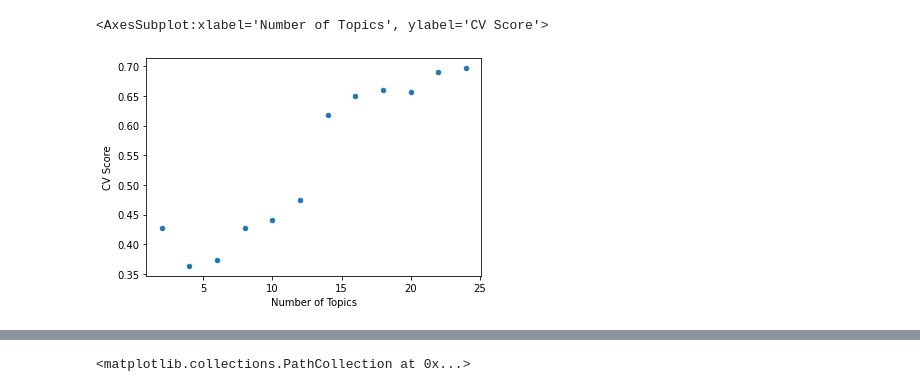
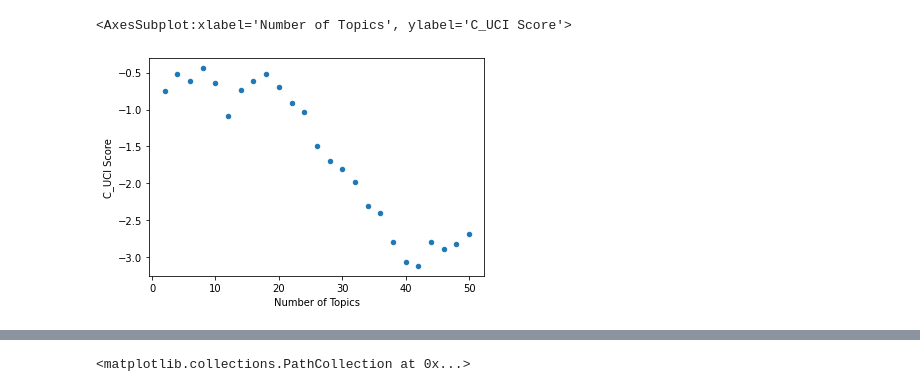
Before and after one commit to Calvinnncy97/Qualitative-Research-Analysis-with-Topic-Modelling, a Jupyter notebook: Results/Results Analysis.ipynb, the cells around one changed output, grey strips where cells are left out. Saved outputs shown, nothing was run; the diff lists cells and outputs as text; code cells hidden in the pictures.

```diff
--- a/Results/Results Analysis.ipynb
+++ b/Results/Results Analysis.ipynb
@@ -1,4 +1,4 @@
 # %%
 import pandas as pd
 
-ldaResults = pd.read_csv("LDA-Results.csv")
+ldaResults = pd.read_csv("test-lda-with-pruning.csv", error_bad_lines=False)
@@ -40,8 +40,9 @@ def lda_pd_series_to_dict (series):
 
     return res
 # %%
-sampleDf = sacStaffLda[(sacStaffLda["Alpha"]=="0.9099999999999999") & (sacStaffLda["Beta"]=="0.31") ] & (sacStaffLda["Number of Topics"] <= 25)
-sampleDf.plot.scatter(x="Number of Topics", y="CV Score")
+sampleDf = sacStaffLda[(sacStaffLda["Alpha"]=="0.9099999999999999") & (sacStaffLda["Beta"]=="0.31")]
+
+sampleDf.plot.scatter(x="Number of Topics", y="C_UCI Score")
 # %% [output]
-<AxesSubplot:xlabel='Number of Topics', ylabel='CV Score'>
+<AxesSubplot:xlabel='Number of Topics', ylabel='C_UCI Score'>
-[figure, old version]
+[figure, new version]
```
Also changed, not shown: parts of 19 cells of this notebook, 40 other files.
